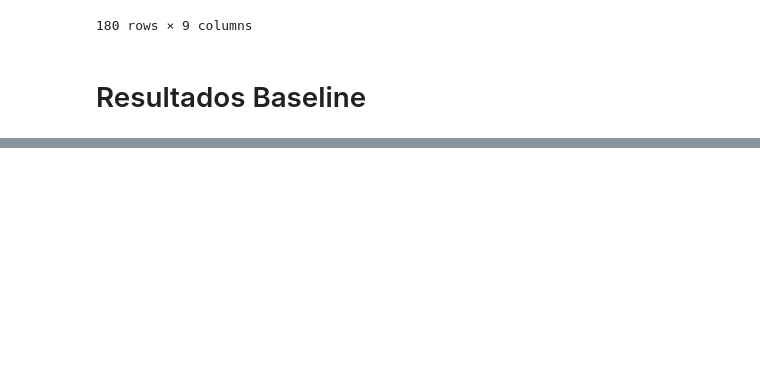
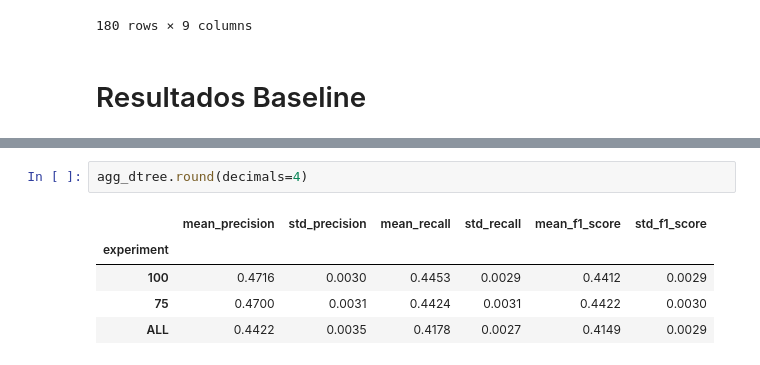
Before and after one commit to ufrpe-2021-2-IA/music-genre-classification, a Jupyter notebook: result_extractor.ipynb, the cells around one changed output, grey strips where cells are left out. Cells and saved outputs as stored; diff of their text form; blank space fills up the shorter version.

```diff
--- a/result_extractor.ipynb
+++ b/result_extractor.ipynb
@@ -163,0 +156,8 @@ agg
+# %%
+agg_dtree.round(decimals=4)
+# %% [output]
+|  | mean_precision | std_precision | mean_recall | std_recall | mean_f1_score | std_f1_score |
+| experiment |  |  |  |  |  |  |
+| 100 | 0.4716 | 0.0030 | 0.4453 | 0.0029 | 0.4412 | 0.0029 |
+| 75 | 0.4700 | 0.0031 | 0.4424 | 0.0031 | 0.4422 | 0.0030 |
+| ALL | 0.4422 | 0.0035 | 0.4178 | 0.0027 | 0.4149 | 0.0029 |
```
Also changed, not shown: parts of 19 cells of this notebook.
